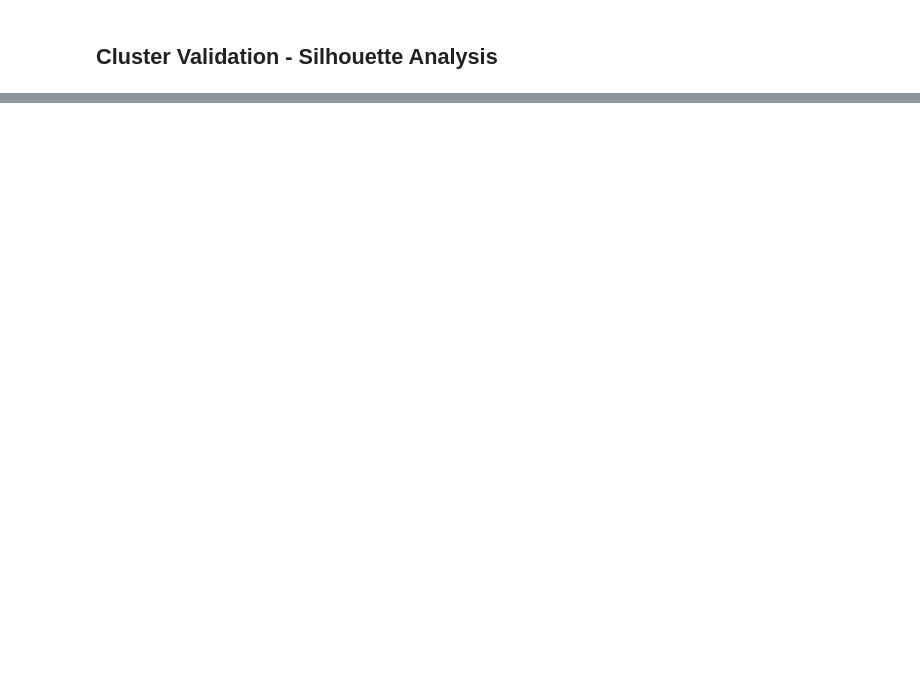
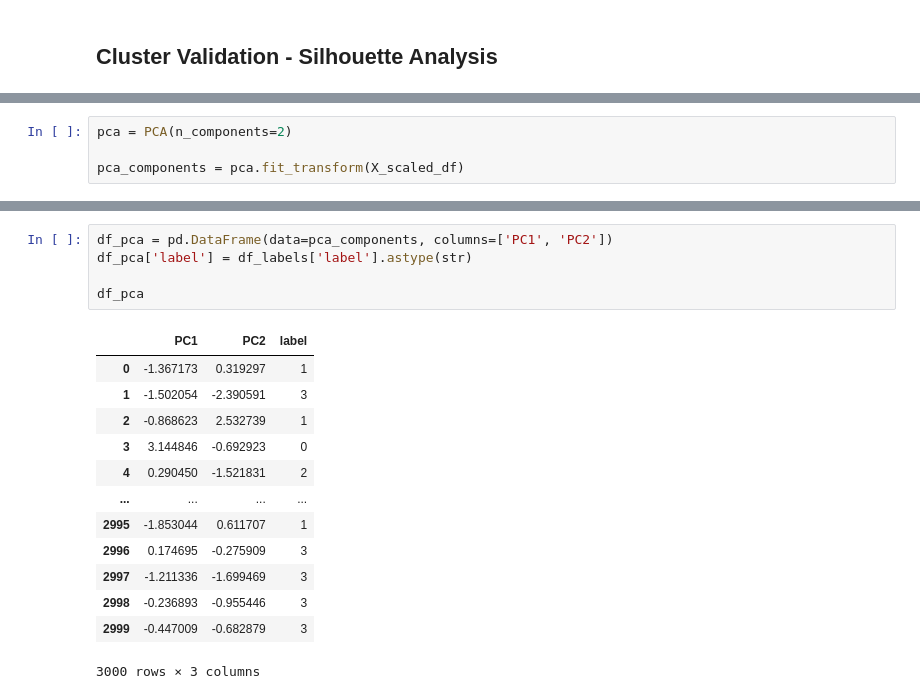
Before and after one commit to Danialloma/MegaMart-Customer-Segmentation-Analysis, a Jupyter notebook: main.ipynb, the cells around one changed output, grey strips where cells are left out. Drawn from its saved outputs; the diff is of its cells as text; blank space fills up the shorter version.

```diff
--- a/main.ipynb
+++ b/main.ipynb
@@ -992,0 +1086,4 @@ fig.show()
+# %%
+pca = PCA(n_components=2)
+
+pca_components = pca.fit_transform(X_scaled_df)
@@ -992,0 +1102,19 @@ fig.show()
+# %%
+df_pca = pd.DataFrame(data=pca_components, columns=['PC1', 'PC2'])
+df_pca['label'] = df_labels['label'].astype(str)
+
+df_pca
+# %% [output]
+|  | PC1 | PC2 | label |
+| 0 | -1.367173 | 0.319297 | 1 |
+| 1 | -1.502054 | -2.390591 | 3 |
+| 2 | -0.868623 | 2.532739 | 1 |
+| 3 | 3.144846 | -0.692923 | 0 |
+| 4 | 0.290450 | -1.521831 | 2 |
+| ... | ... | ... | ... |
+| 2995 | -1.853044 | 0.611707 | 1 |
+| 2996 | 0.174695 | -0.275909 | 3 |
+| 2997 | -1.211336 | -1.699469 | 3 |
+| 2998 | -0.236893 | -0.955446 | 3 |
+| 2999 | -0.447009 | -0.682879 | 3 |
+3000 rows × 3 columns
```
Also changed, not shown: parts of 9 cells of this notebook.
